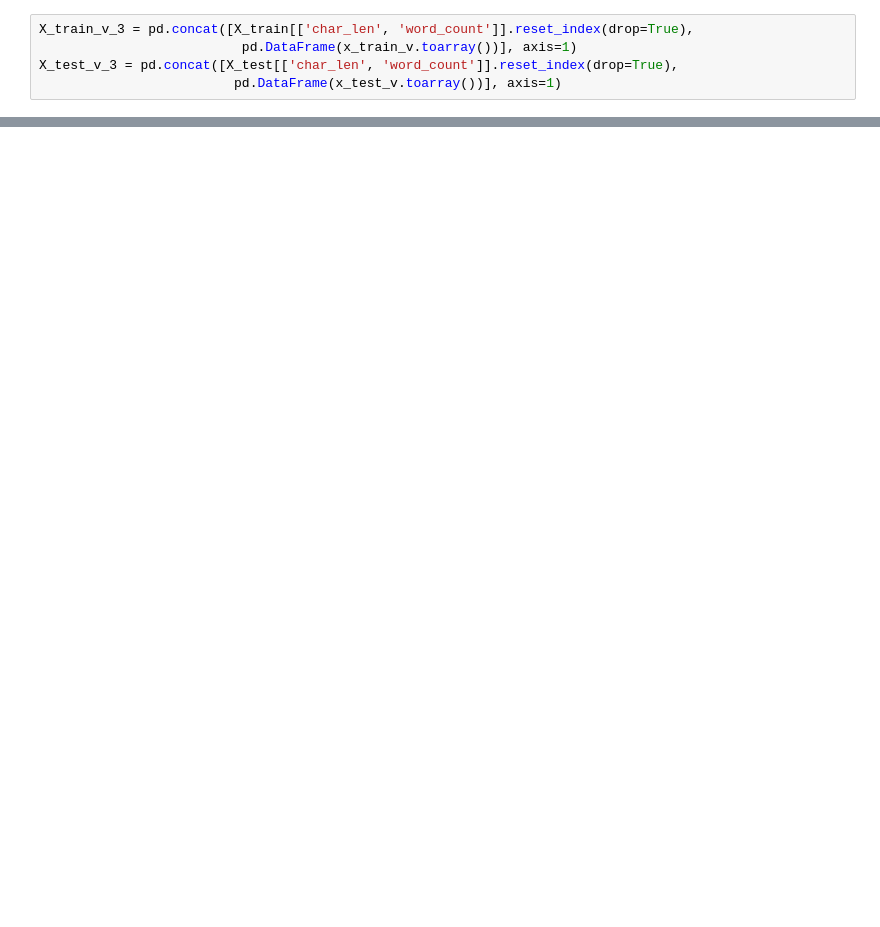
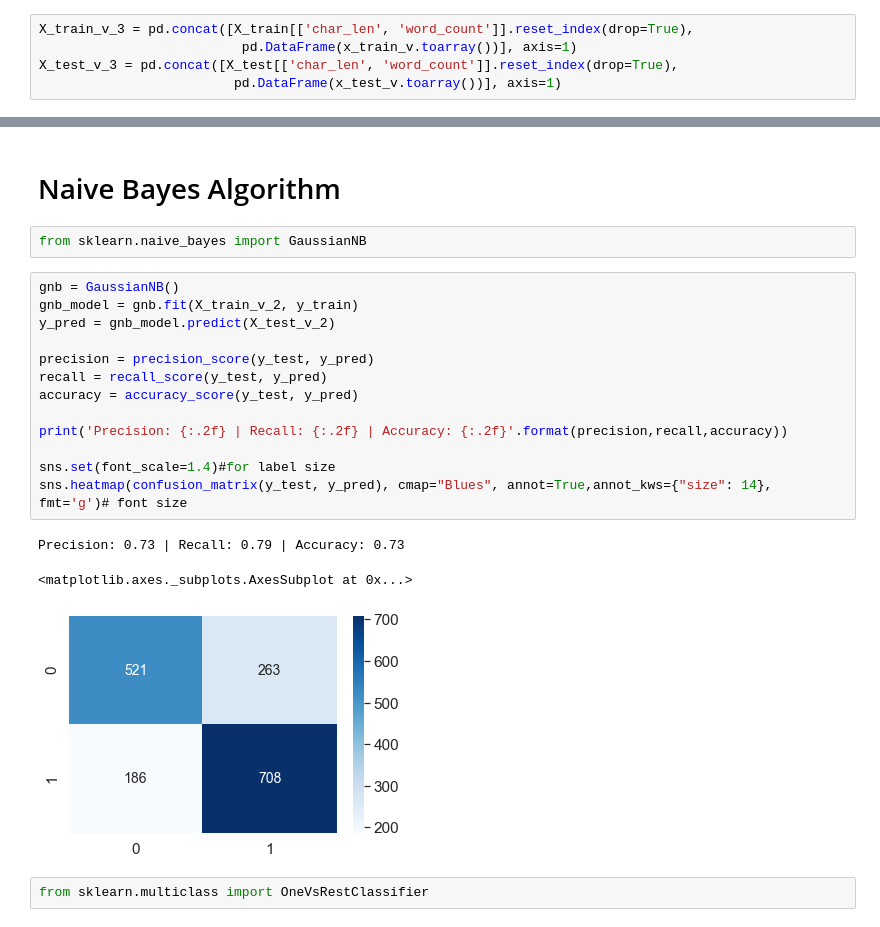
Before and after one commit to chakra-ai/SentimentAnalysis, a Jupyter notebook: NaiveBayesApproach.ipynb, the cells around one changed output, grey strips where cells are left out. Cells and saved outputs as stored; diff of their text form; blank space fills up the shorter version.

```diff
--- a/NaiveBayesApproach.ipynb
+++ b/NaiveBayesApproach.ipynb
@@ -201,0 +431,23 @@ sns.heatmap(confusion_matrix(y_test, y_pred), cmap="Blues", annot=True,annot_kws
+# %% [markdown]
+# Naive Bayes Algorithm
+# %%
+from sklearn.naive_bayes import GaussianNB
+# %%
+gnb = GaussianNB()
+gnb_model = gnb.fit(X_train_v_2, y_train)
+y_pred = gnb_model.predict(X_test_v_2)
+
+precision = precision_score(y_test, y_pred)
+recall = recall_score(y_test, y_pred)
+accuracy = accuracy_score(y_test, y_pred)
+
+print('Precision: {:.2f} | Recall: {:.2f} | Accuracy: {:.2f}'.format(precision,recall,accuracy))
+
+sns.set(font_scale=1.4)#for label size
+sns.heatmap(confusion_matrix(y_test, y_pred), cmap="Blues", annot=True,annot_kws={"size": 14}, fmt='g')# font size
+# %% [output]
+Precision: 0.73 | Recall: 0.79 | Accuracy: 0.73
+<matplotlib.axes._subplots.AxesSubplot at 0x...>
+[figure, added]
+# %%
+from sklearn.multiclass import OneVsRestClassifier
```
Also changed, not shown: parts of 52 cells of this notebook, 5 other files.
